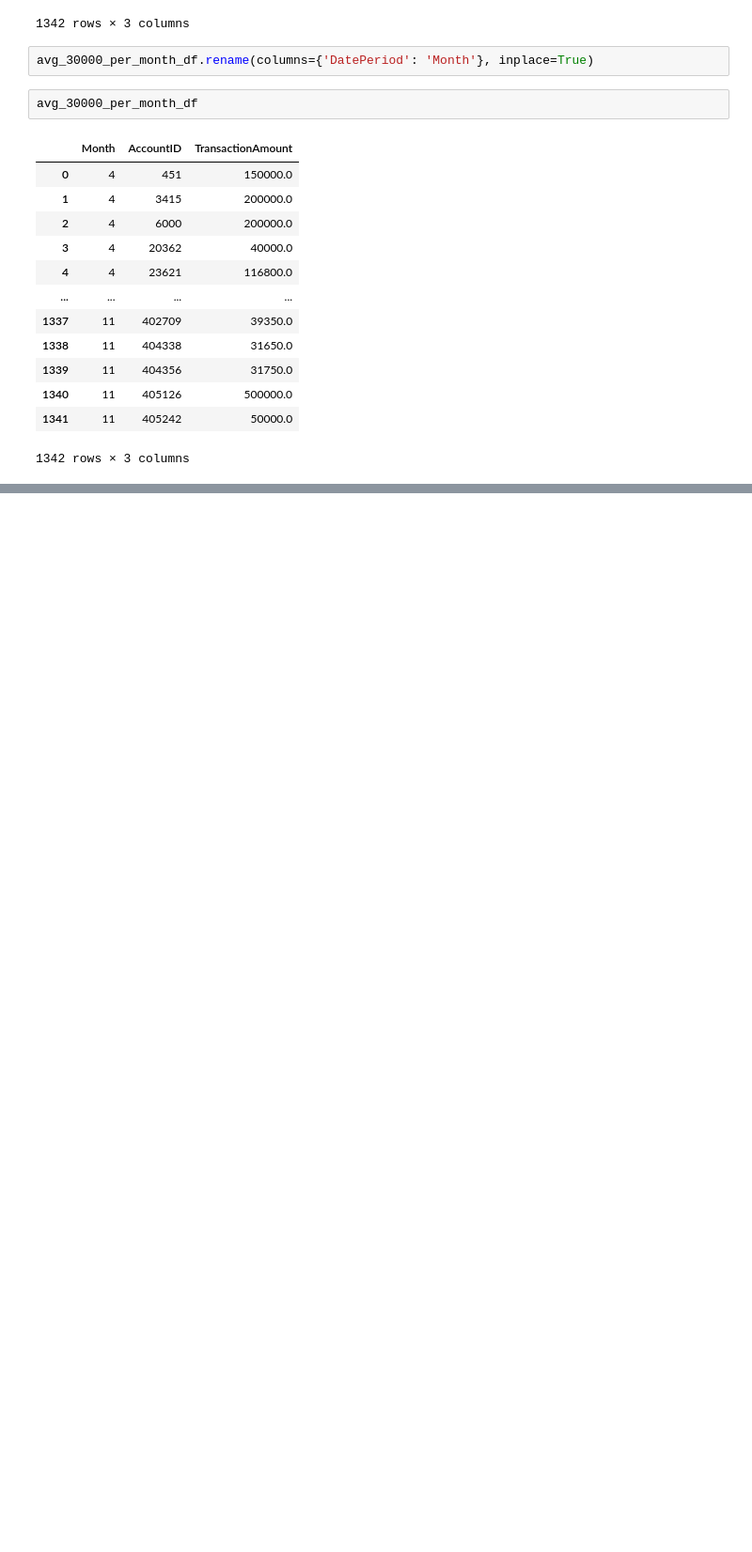
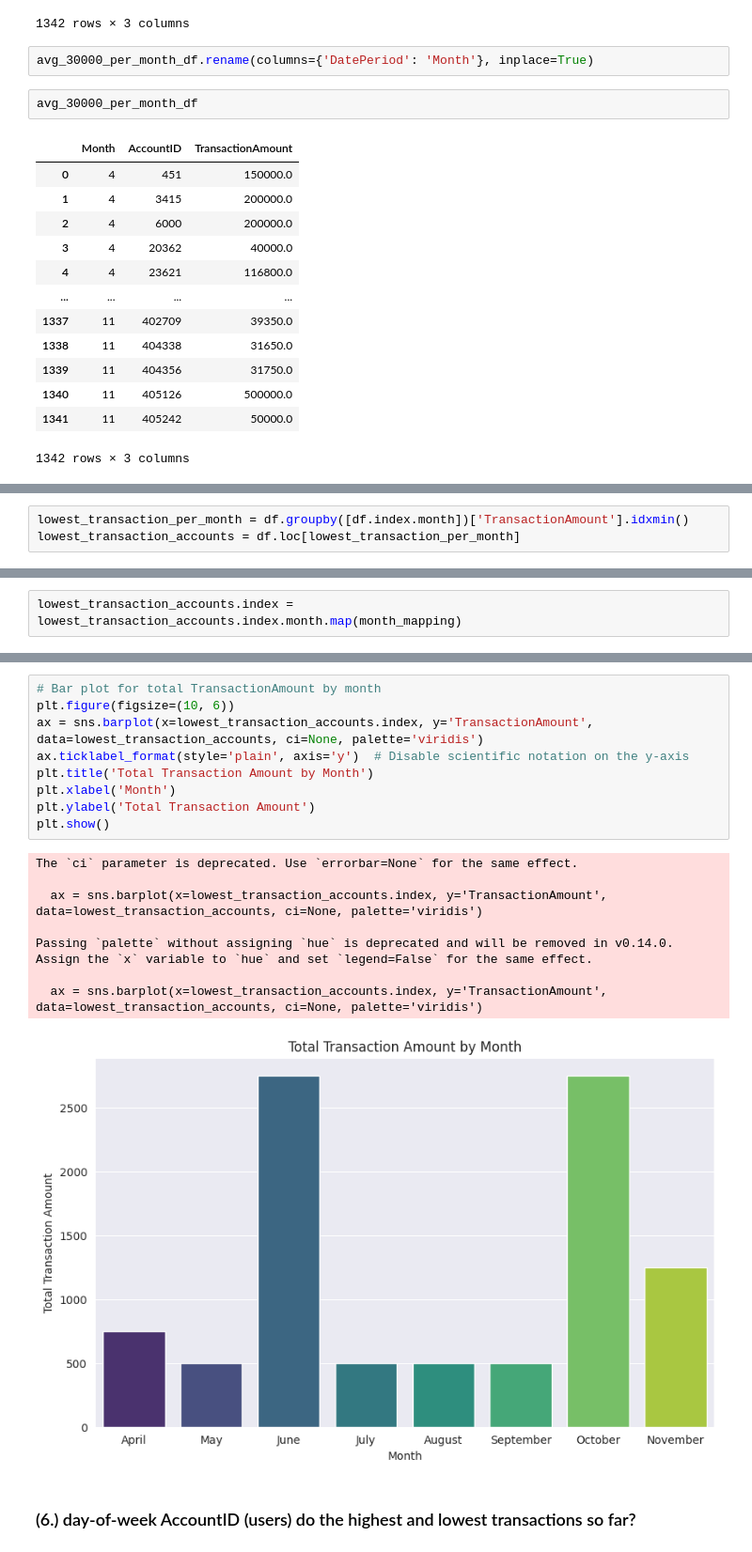
Before and after one commit to neyedhayo/transaction-analysis, a Jupyter notebook: notebook/eda_notebook.ipynb, the cells around one changed output, grey strips where cells are left out. Shown: that part at 94% size. Saved outputs shown, nothing was run; the diff lists cells and outputs as text; blank space fills up the shorter version.

Commit message:
added more visualized analysis

```diff
--- a/notebook/eda_notebook.ipynb
+++ b/notebook/eda_notebook.ipynb
@@ -281,0 +285,3 @@ avg_30000_per_month_df
+# %%
+lowest_transaction_per_month = df.groupby([df.index.month])['TransactionAmount'].idxmin()
+lowest_transaction_accounts = df.loc[lowest_transaction_per_month]
@@ -281,0 +309,2 @@ avg_30000_per_month_df
+# %%
+lowest_transaction_accounts.index = lowest_transaction_accounts.index.month.map(month_mapping)
@@ -281,0 +328,20 @@ avg_30000_per_month_df
+# %%
+# Bar plot for total TransactionAmount by month
+plt.figure(figsize=(10, 6))
+ax = sns.barplot(x=lowest_transaction_accounts.index, y='TransactionAmount', data=lowest_transaction_accounts, ci=None, palette='viridis')
+ax.ticklabel_format(style='plain', axis='y')  # Disable scientific notation on the y-axis
+plt.title('Total Transaction Amount by Month')
+plt.xlabel('Month')
+plt.ylabel('Total Transaction Amount')
+plt.show()
+# %% [output]
+The `ci` parameter is deprecated. Use `errorbar=None` for the same effect.
+
+  ax = sns.barplot(x=lowest_transaction_accounts.index, y='TransactionAmount', data=lowest_transaction_accounts, ci=None, palette='viridis')
+
+Passing `palette` without assigning `hue` is deprecated and will be removed in v0.14.0. Assign the `x` variable to `hue` and set `legend=False` for the same effect.
+
+  ax = sns.barplot(x=lowest_transaction_accounts.index, y='TransactionAmount', data=lowest_transaction_accounts, ci=None, palette='viridis')
+[figure, added]
+# %% [markdown]
+### (6.) day-of-week AccountID (users) do the highest and lowest transactions so far?
```
Also changed, not shown: parts of 37 cells of this notebook.
